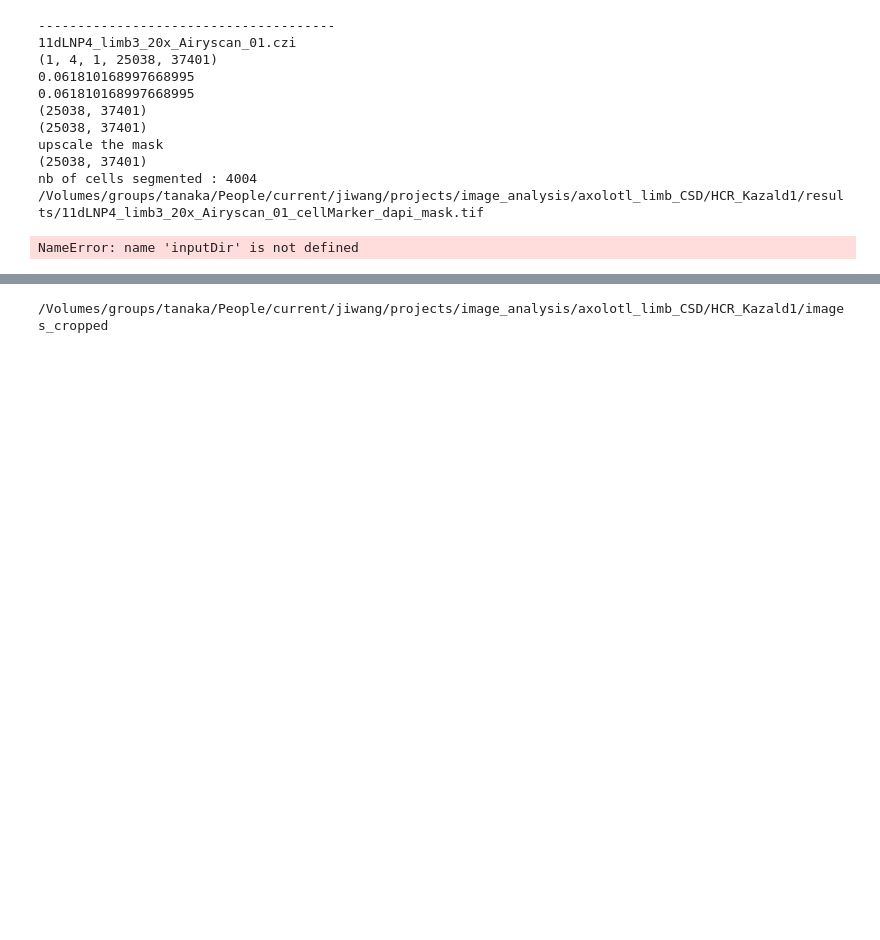
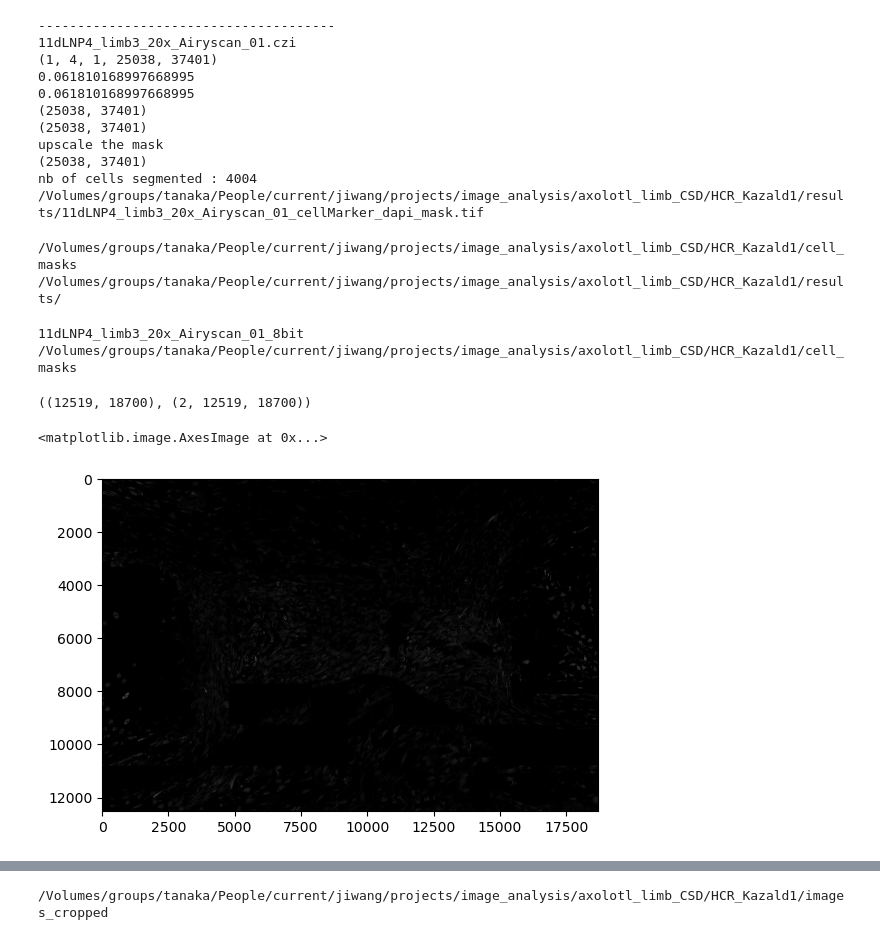
Before and after one commit to lengfei5/image_analysis_test, a Jupyter notebook: scripts/test_quantifyingHCR_axolotlLimb_CSD.ipynb, the cells around one changed output, grey strips where cells are left out. Cells and saved outputs as stored; diff of their text form; code cells hidden in the pictures; blank space fills up the shorter version.

```diff
--- a/scripts/test_quantifyingHCR_axolotlLimb_CSD.ipynb
+++ b/scripts/test_quantifyingHCR_axolotlLimb_CSD.ipynb
@@ -703,19 +719,36 @@ nb of cells segmented : 4004
 # %%
-inputDir = "/Volumes/groups/tanaka/People/current/jiwang/projects/image_analysis/axolotl_limb_CSD/HCR_Kazald1"
+inputDir = "/Volumes/groups/tanaka/People/current/jiwang/projects/image_analysis/axolotl_limb_CSD/HCR_Kazald1/cell_masks"
 
-fileName = "11dLNP4-limb3-20x-01(1)-Airyscan Processing-01.czi"
-fileName = "11d_LNP4_20x_limb2(1)-Airyscan Processing-02.czi"
-
-fileName = "11dpi_BL_an1_20x_Airyscan_07.czi"
-fileName = "11d_LNP4_20x_limb1_Airyscan_03.czi"
-
-outDir = inputDir + '/results/'
+outDir = '/Volumes/groups/tanaka/People/current/jiwang/projects/image_analysis/axolotl_limb_CSD/HCR_Kazald1/results/'
 
 if not os.path.exists(outDir):
     os.makedirs(outDir)
 
+print(inputDir)
 print(outDir)
+
+fileName = "11dLNP4_limb3_20x_Airyscan_01_8bit_cp_masks.tif"
+# %% [output]
+/Volumes/groups/tanaka/People/current/jiwang/projects/image_analysis/axolotl_limb_CSD/HCR_Kazald1/cell_masks
+/Volumes/groups/tanaka/People/current/jiwang/projects/image_analysis/axolotl_limb_CSD/HCR_Kazald1/results/
 # %%
+print(fileName.removesuffix('_cp_masks.tif'))
 print(inputDir)
 # %% [output]
-NameError: name 'inputDir' is not defined
+11dLNP4_limb3_20x_Airyscan_01_8bit
+/Volumes/groups/tanaka/People/current/jiwang/projects/image_analysis/axolotl_limb_CSD/HCR_Kazald1/cell_masks
+# %%
+mask = imread(os.path.join(inputDir, fileName))
+imgs = imread(os.path.join(inputDir, str(fileName.removesuffix('_cp_masks.tif') + '.tif')))
+# %%
+mask.shape, imgs.shape
+# %% [output]
+((12519, 18700), (2, 12519, 18700))
+# %%
+cellmarker = imgs[0, :, :]
+dapi = imgs[1, :, :]
+# %%
+plt.imshow(cellmarker, cmap='gray')
+# %% [output]
+<matplotlib.image.AxesImage at 0x...>
+[figure, added]
```
Also changed, not shown: parts of 11 cells of this notebook.
